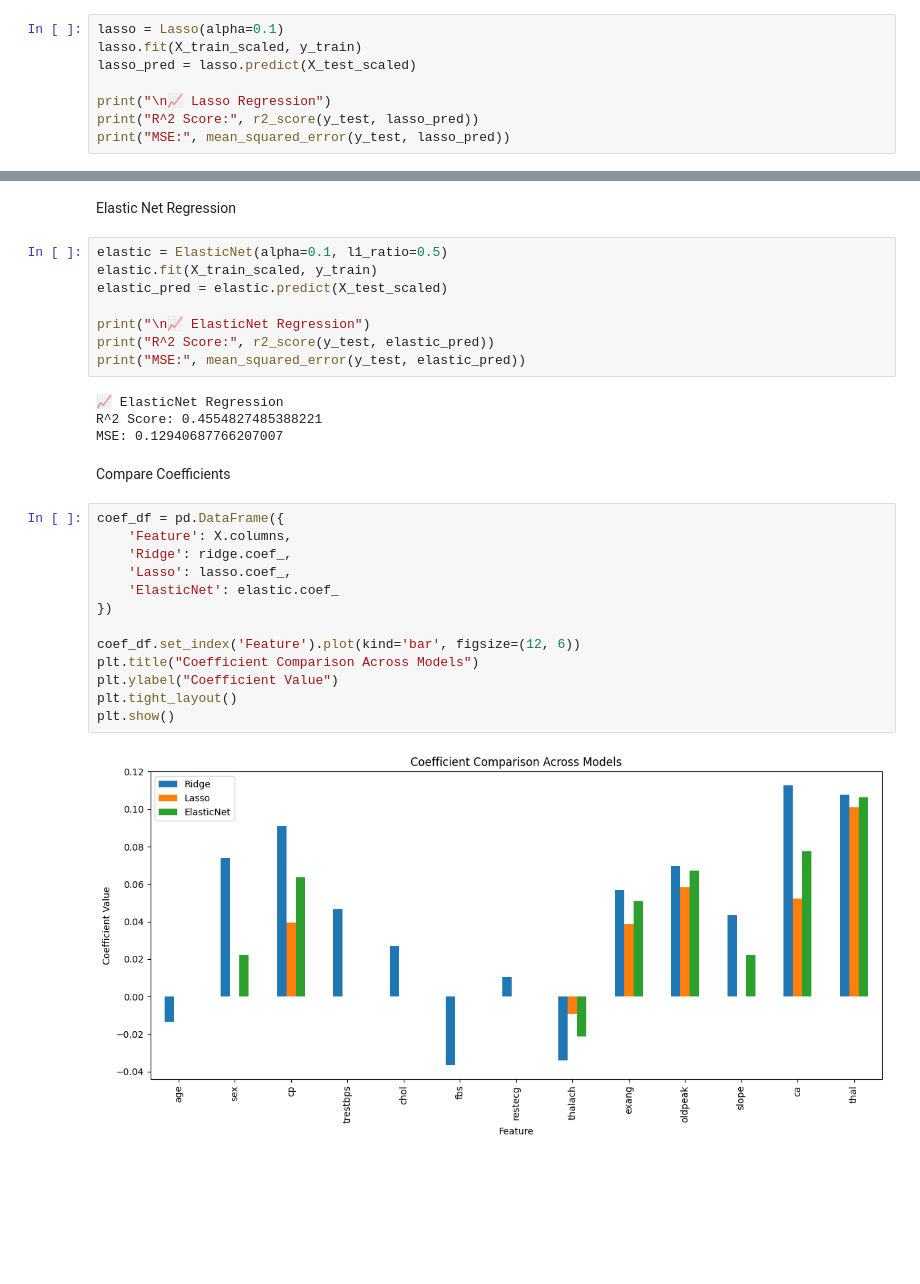
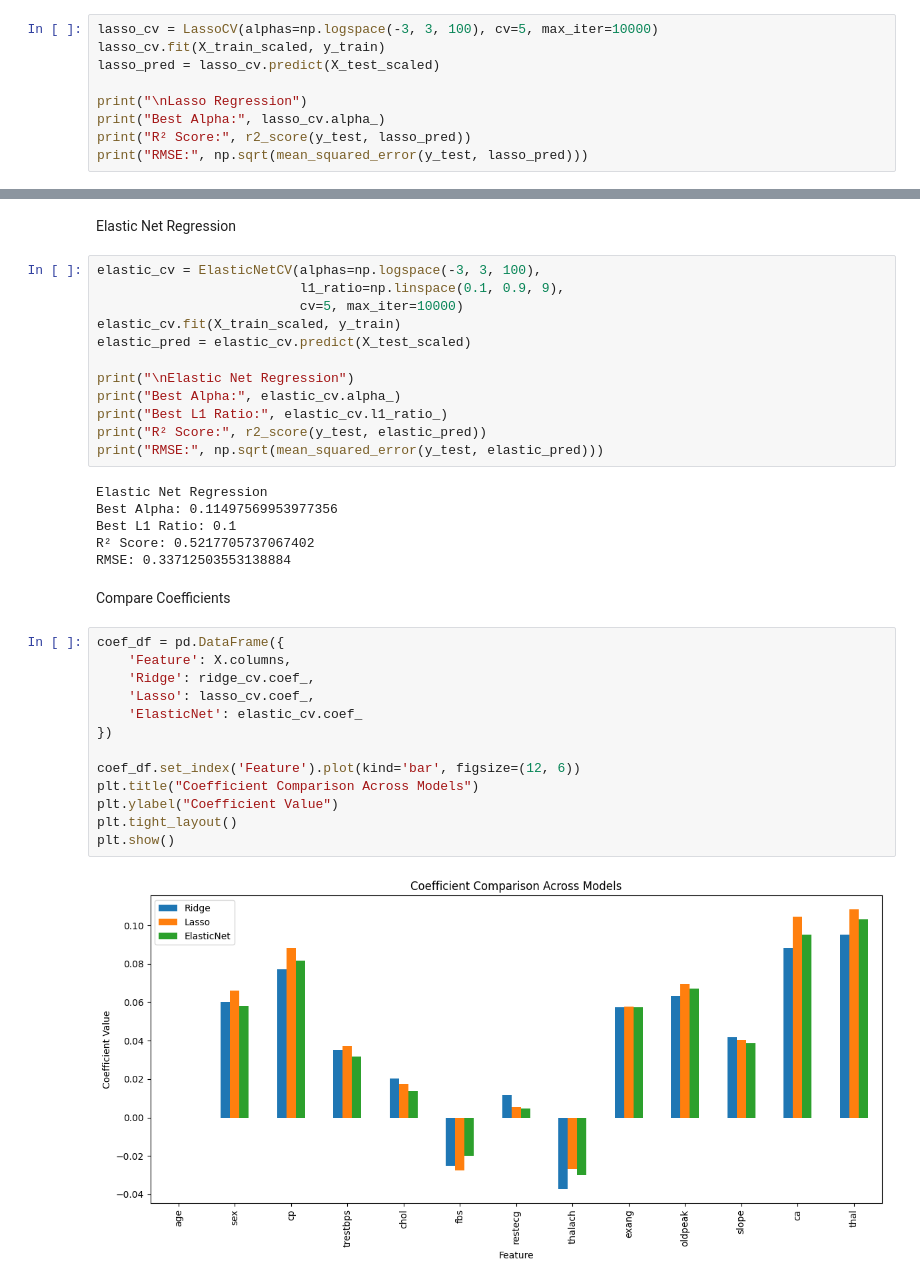
Before and after one commit to acasas11/DX799, a Jupyter notebook: Wk2-JupyterNotebook-Casas.ipynb, the cells around one changed output, grey strips where cells are left out. Cells and saved outputs as stored; diff of their text form; blank space fills up the shorter version.

```diff
--- a/Wk2-JupyterNotebook-Casas.ipynb
+++ b/Wk2-JupyterNotebook-Casas.ipynb
@@ -88,11 +91,12 @@ MSE: 0.10787398706019931
 # %% [markdown]
 Lasso Regression
 # %%
-lasso = Lasso(alpha=0.1)
-lasso.fit(X_train_scaled, y_train)
-lasso_pred = lasso.predict(X_test_scaled)
+lasso_cv = LassoCV(alphas=np.logspace(-3, 3, 100), cv=5, max_iter=10000)
+lasso_cv.fit(X_train_scaled, y_train)
+lasso_pred = lasso_cv.predict(X_test_scaled)
 
-print("\n📈 Lasso Regression")
-print("R^2 Score:", r2_score(y_test, lasso_pred))
-print("MSE:", mean_squared_error(y_test, lasso_pred))
+print("\nLasso Regression")
+print("Best Alpha:", lasso_cv.alpha_)
+print("R² Score:", r2_score(y_test, lasso_pred))
+print("RMSE:", np.sqrt(mean_squared_error(y_test, lasso_pred)))
 # %% [output]
@@ -102,31 +107,37 @@ MSE: 0.15435946844004733
 # %% [markdown]
 Elastic Net Regression
 # %%
-elastic = ElasticNet(alpha=0.1, l1_ratio=0.5)
-elastic.fit(X_train_scaled, y_train)
-elastic_pred = elastic.predict(X_test_scaled)
+elastic_cv = ElasticNetCV(alphas=np.logspace(-3, 3, 100),
+                          l1_ratio=np.linspace(0.1, 0.9, 9),
+                          cv=5, max_iter=10000)
+elastic_cv.fit(X_train_scaled, y_train)
+elastic_pred = elastic_cv.predict(X_test_scaled)
 
-print("\n📈 ElasticNet Regression")
-print("R^2 Score:", r2_score(y_test, elastic_pred))
-print("MSE:", mean_squared_error(y_test, elastic_pred))
+print("\nElastic Net Regression")
+print("Best Alpha:", elastic_cv.alpha_)
+print("Best L1 Ratio:", elastic_cv.l1_ratio_)
+print("R² Score:", r2_score(y_test, elastic_pred))
+print("RMSE:", np.sqrt(mean_squared_error(y_test, elastic_pred)))
 # %% [output]
-📈 ElasticNet Regression
-R^2 Score: 0.4554827485388221
-MSE: 0.12940687766207007
+Elastic Net Regression
+Best Alpha: 0.11497569953977356
+Best L1 Ratio: 0.1
+R² Score: 0.5217705737067402
+RMSE: 0.33712503553138884
 # %% [markdown]
 Compare Coefficients
 # %%
 coef_df = pd.DataFrame({
     'Feature': X.columns,
-    'Ridge': ridge.coef_,
-    'Lasso': lasso.coef_,
-    'ElasticNet': elastic.coef_
+    'Ridge': ridge_cv.coef_,
+    'Lasso': lasso_cv.coef_,
+    'ElasticNet': elastic_cv.coef_
 })
 
 coef_df.set_index('Feature').plot(kind='bar', figsize=(12, 6))
 plt.title("Coefficient Comparison Across Models")
 plt.ylabel("Coefficient Value")
 plt.tight_layout()
 plt.show()
 # %% [output]
-[figure, old version]
+[figure, new version]
```
Also changed, not shown: parts of 4 cells of this notebook.
